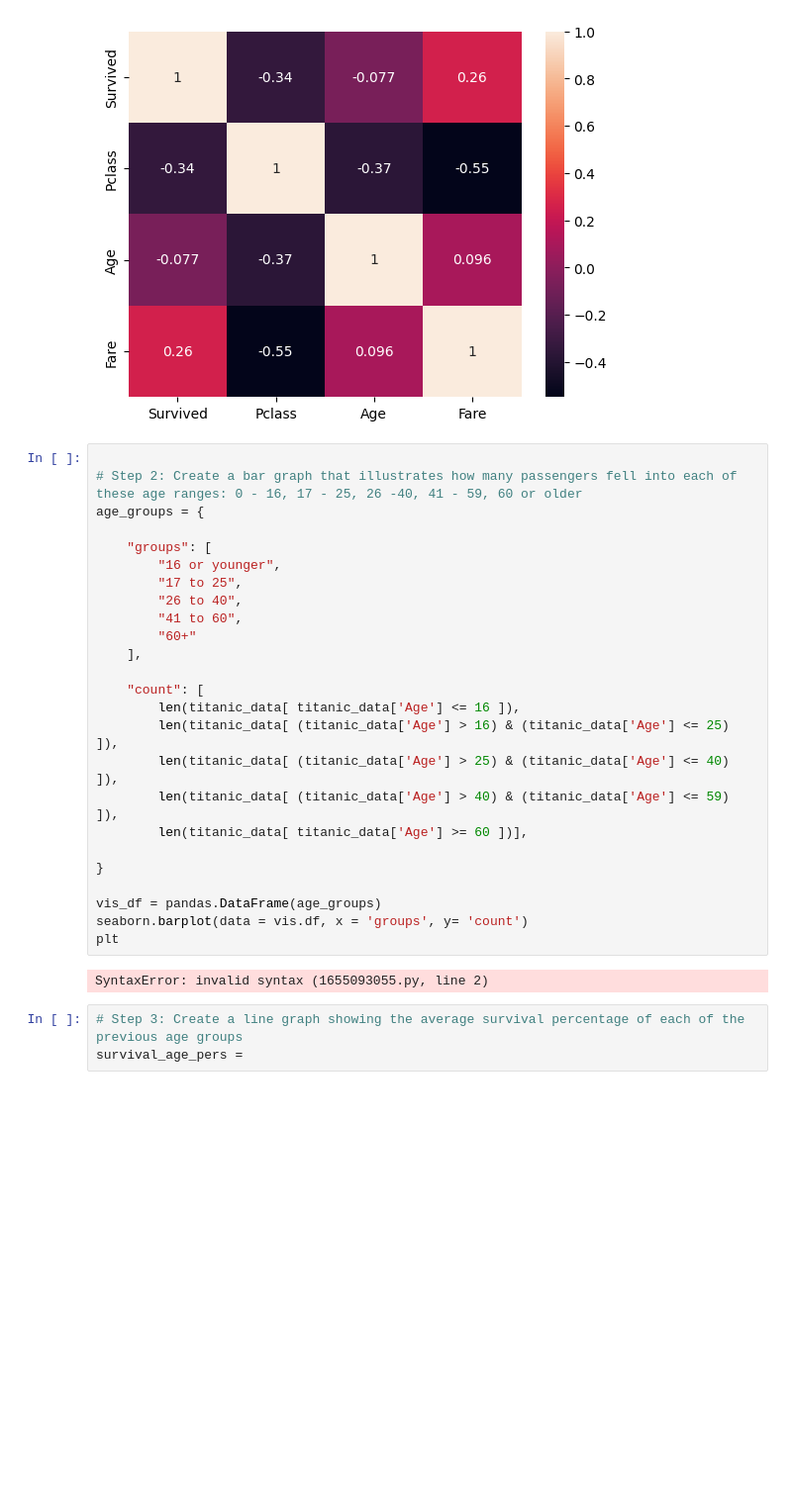
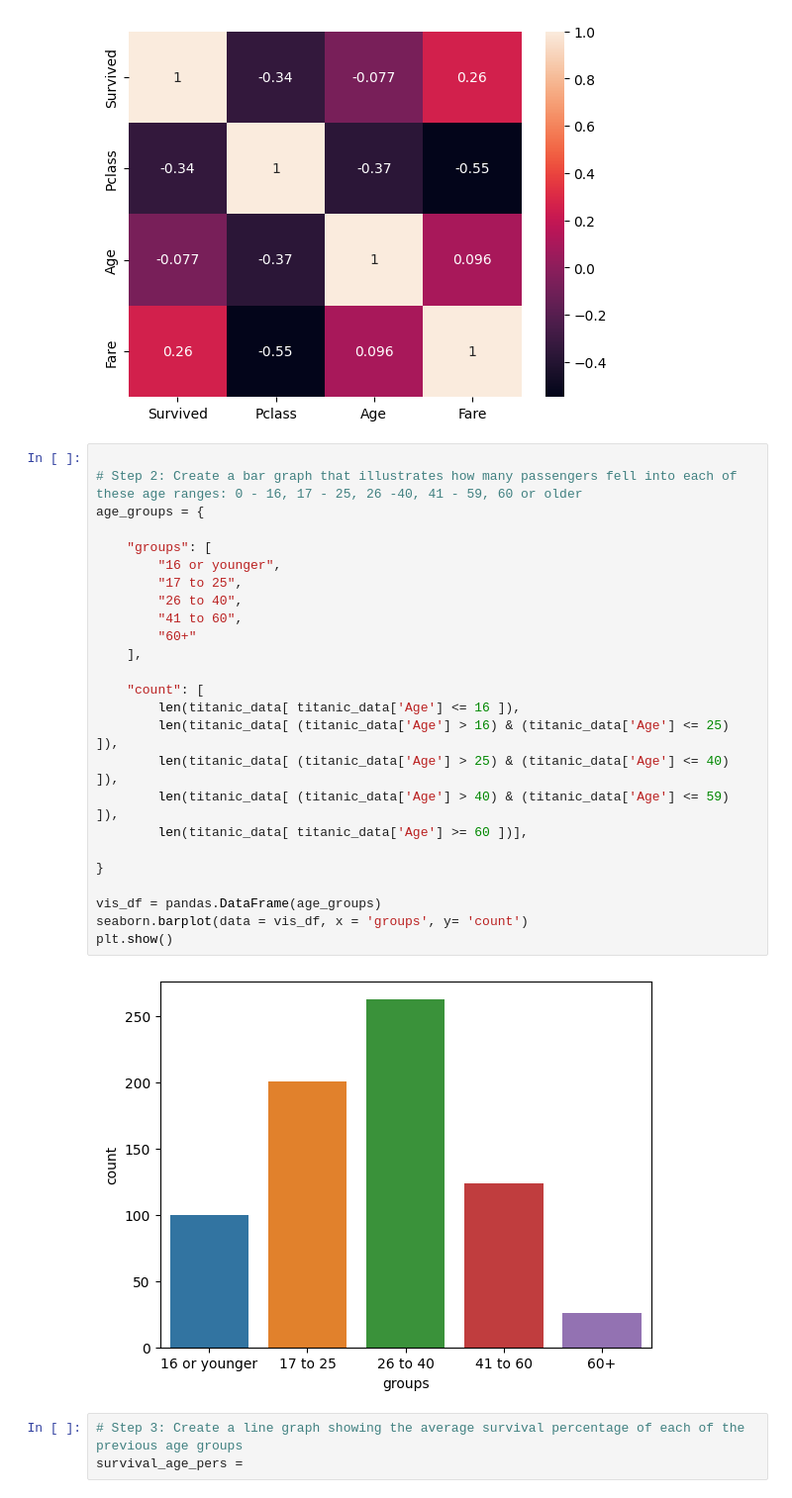
Before and after one commit to valerieg05/hth_fallprogram, a Jupyter notebook: Data_visualizing/Data_visualizing.ipynb, the cells around one changed output. Shown: that part at 99% size. Cells and saved outputs as stored; diff of their text form; blank space fills up the shorter version.

```diff
--- a/Data_visualizing/Data_visualizing.ipynb
+++ b/Data_visualizing/Data_visualizing.ipynb
@@ -34,30 +34,30 @@ plt.show()
 # %%
 
 # Step 2: Create a bar graph that illustrates how many passengers fell into each of these age ranges: 0 - 16, 17 - 25, 26 -40, 41 - 59, 60 or older
 age_groups = {
 
     "groups": [
         "16 or younger",
         "17 to 25",
         "26 to 40",
         "41 to 60",
         "60+"
     ],
 
     "count": [
         len(titanic_data[ titanic_data['Age'] <= 16 ]),
         len(titanic_data[ (titanic_data['Age'] > 16) & (titanic_data['Age'] <= 25) ]),
         len(titanic_data[ (titanic_data['Age'] > 25) & (titanic_data['Age'] <= 40) ]),
         len(titanic_data[ (titanic_data['Age'] > 40) & (titanic_data['Age'] <= 59) ]),
         len(titanic_data[ titanic_data['Age'] >= 60 ])],
 
 }
 
 vis_df = pandas.DataFrame(age_groups)
-seaborn.barplot(data = vis.df, x = 'groups', y= 'count')
-plt
+seaborn.barplot(data = vis_df, x = 'groups', y= 'count')
+plt.show()
 # %% [output]
-SyntaxError: invalid syntax (1655093055.py, line 2)
+[figure, added]
 # %%
 # Step 3: Create a line graph showing the average survival percentage of each of the previous age groups
 survival_age_pers =
```
Also changed, not shown: parts of 4 cells of this notebook.
